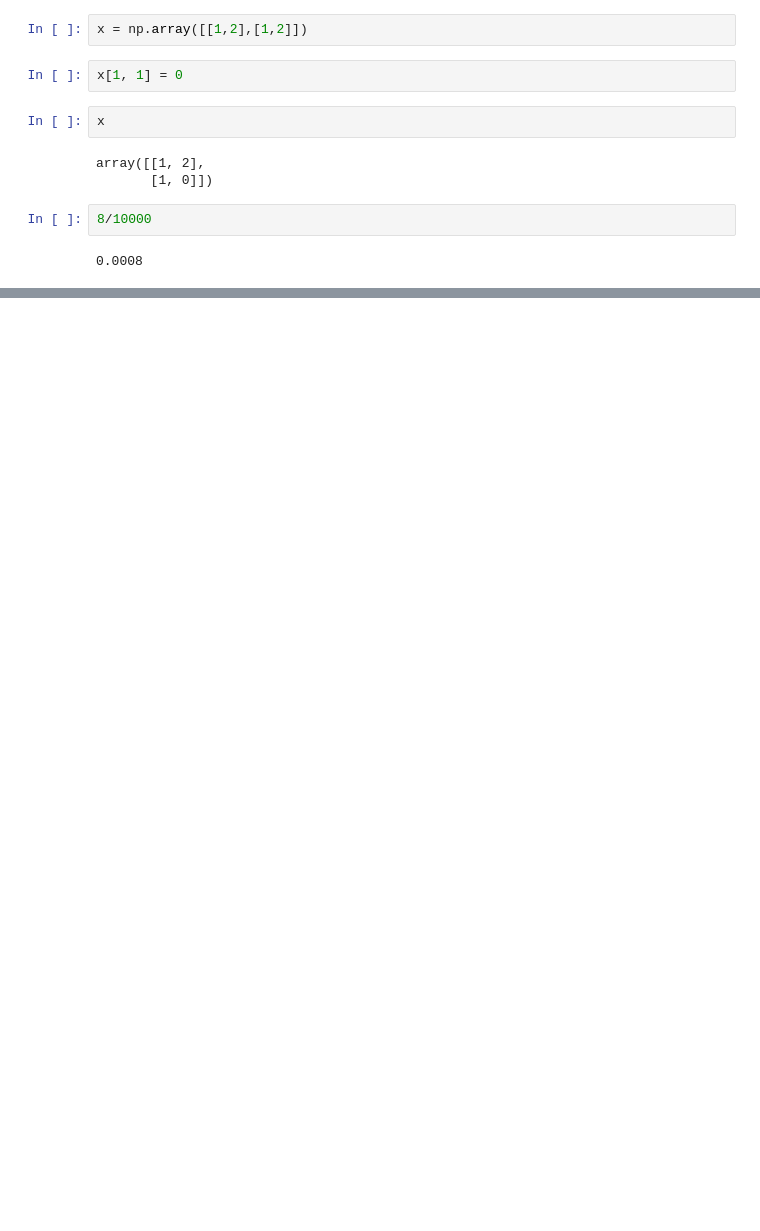
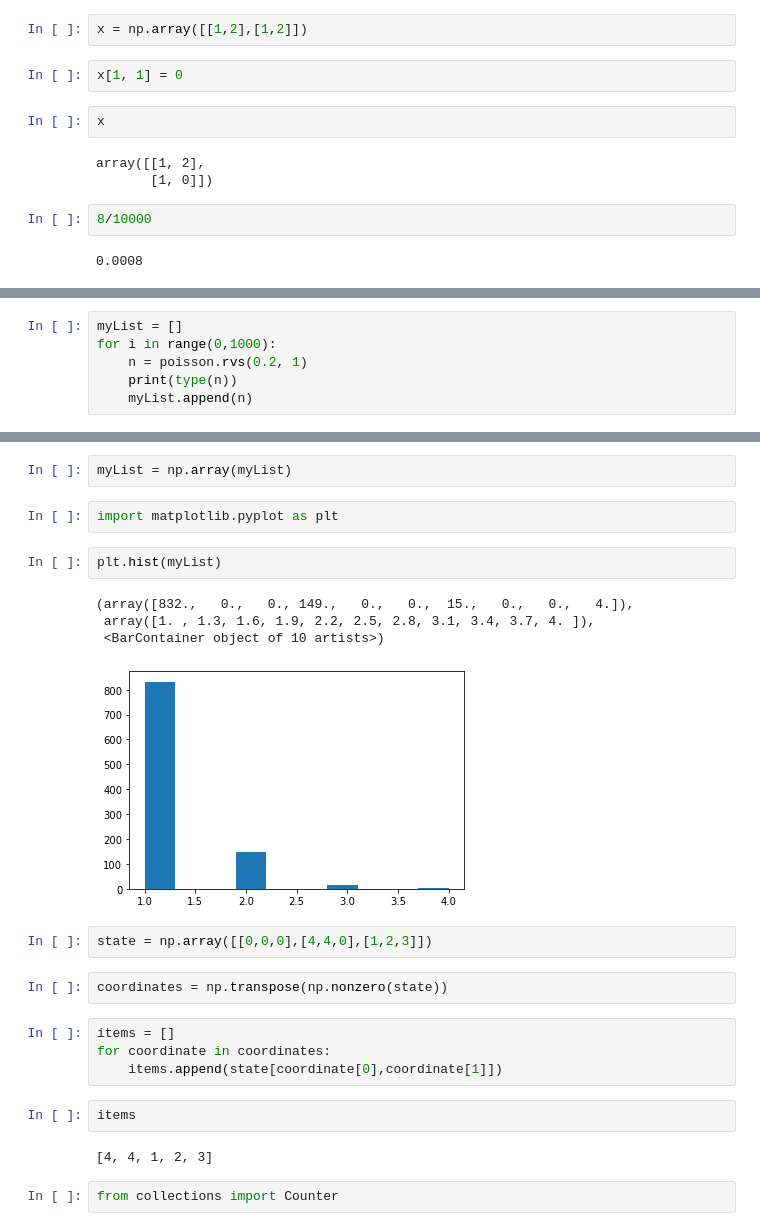
Before and after one commit to moscaAle29/Numerical-Opt-Project, a Jupyter notebook: marshaling/marshaling/example.ipynb, the cells around one changed output, grey strips where cells are left out. Drawn from its saved outputs; the diff is of its cells as text; blank space fills up the shorter version.

Commit message:
Post decision state variable

```diff
--- a/marshaling/marshaling/example.ipynb
+++ b/marshaling/marshaling/example.ipynb
@@ -146,0 +149,6 @@ array([[1, 2],
+# %%
+myList = []
+for i in range(0,1000):
+    n = poisson.rvs(0.2, 1)
+    print(type(n))
+    myList.append(n)
@@ -146,0 +173,25 @@ array([[1, 2],
+# %%
+myList = np.array(myList)
+# %%
+import matplotlib.pyplot as plt
+# %%
+plt.hist(myList)
+# %% [output]
+(array([832.,   0.,   0., 149.,   0.,   0.,  15.,   0.,   0.,   4.]),
+ array([1. , 1.3, 1.6, 1.9, 2.2, 2.5, 2.8, 3.1, 3.4, 3.7, 4. ]),
+ <BarContainer object of 10 artists>)
+[figure, added]
+# %%
+state = np.array([[0,0,0],[4,4,0],[1,2,3]])
+# %%
+coordinates = np.transpose(np.nonzero(state))
+# %%
+items = []
+for coordinate in coordinates:
+    items.append(state[coordinate[0],coordinate[1]])
+# %%
+items
+# %% [output]
+[4, 4, 1, 2, 3]
+# %%
+from collections import Counter
```
Also changed, not shown: parts of 17 cells of this notebook, 9 other files.
